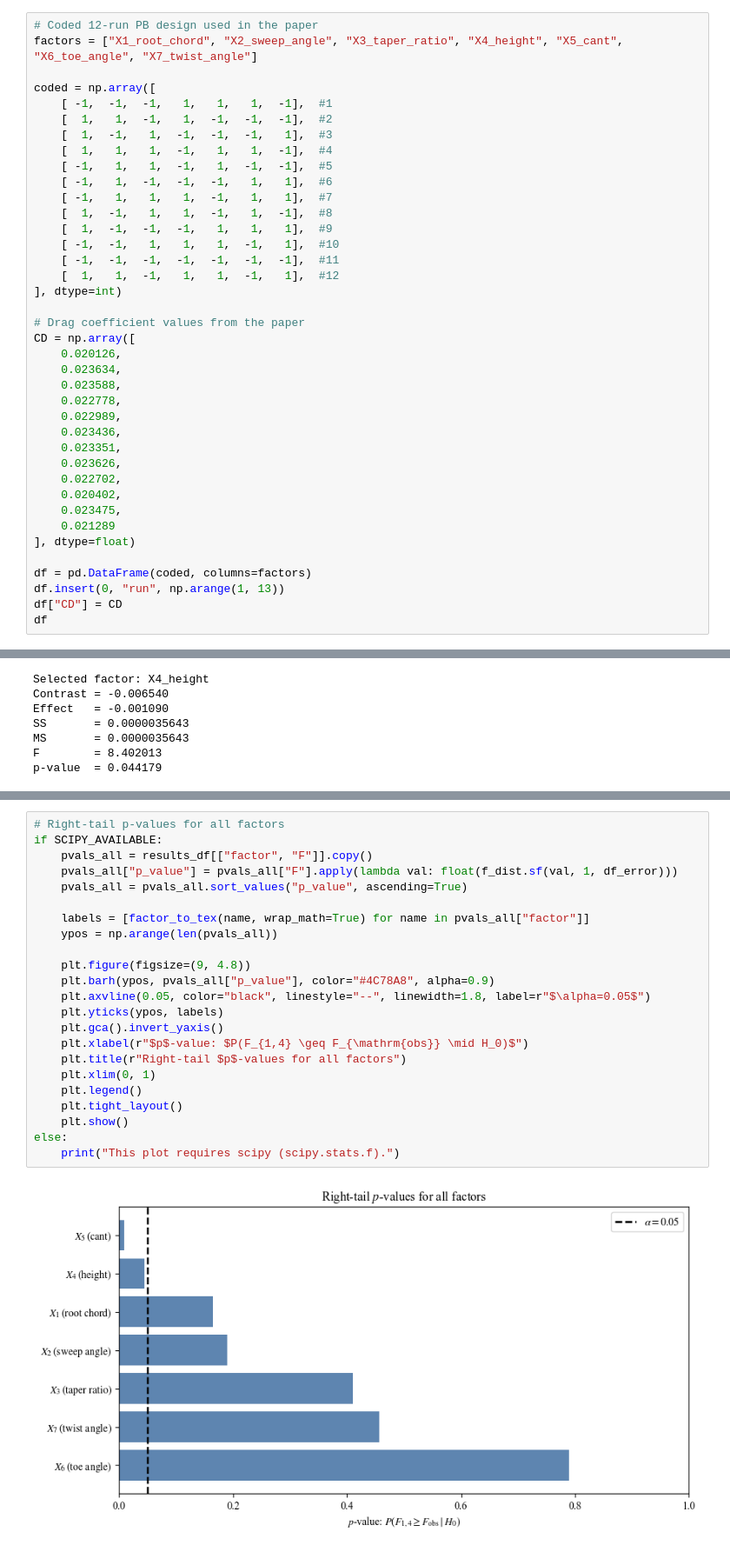
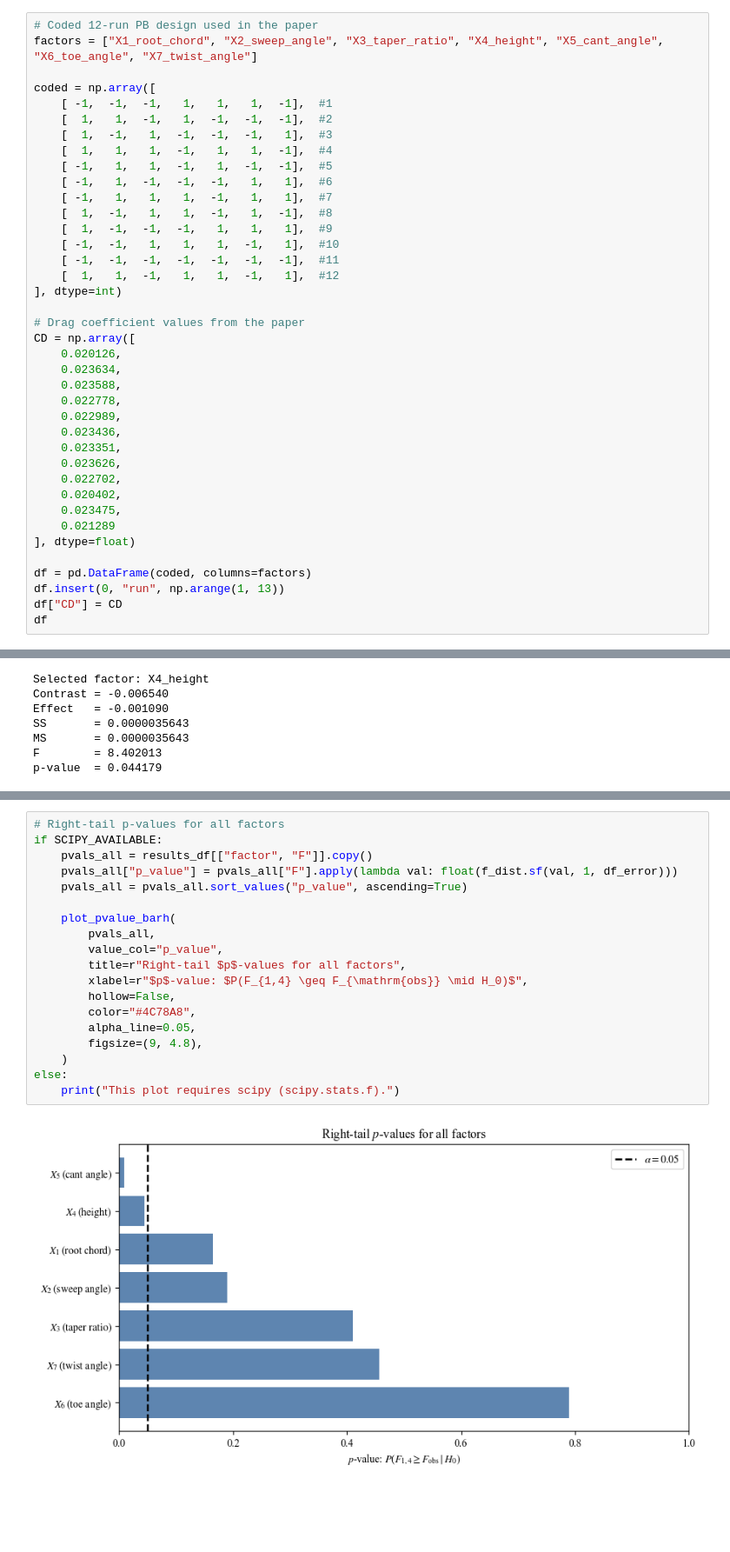
Before and after one commit to francescoperrelli/doe-project, a Jupyter notebook: content/pb_screening_anova_demo.ipynb, the cells around one changed output, grey strips where cells are left out. Shown at 87% size. Cells and saved outputs as stored; diff of their text form; blank space fills up the shorter version.

```diff
--- a/content/pb_screening_anova_demo.ipynb
+++ b/content/pb_screening_anova_demo.ipynb
@@ -93,7 +70,7 @@ Interpretation notes:
 You can replace the $C_D$ values with another dataset and rerun all cells to reproduce the same inferential pipeline on new observations.
 # %%
 # Coded 12-run PB design used in the paper
-factors = ["X1_root_chord", "X2_sweep_angle", "X3_taper_ratio", "X4_height", "X5_cant", "X6_toe_angle", "X7_twist_angle"]
+factors = ["X1_root_chord", "X2_sweep_angle", "X3_taper_ratio", "X4_height", "X5_cant_angle", "X6_toe_angle", "X7_twist_angle"]
 
 coded = np.array([
     [ -1,  -1,  -1,   1,   1,   1,  -1],  #1
@@ -552,28 +664,24 @@ plt.show()
 # %%
 # Right-tail p-values for all factors
 if SCIPY_AVAILABLE:
     pvals_all = results_df[["factor", "F"]].copy()
     pvals_all["p_value"] = pvals_all["F"].apply(lambda val: float(f_dist.sf(val, 1, df_error)))
     pvals_all = pvals_all.sort_values("p_value", ascending=True)
 
-    labels = [factor_to_tex(name, wrap_math=True) for name in pvals_all["factor"]]
-    ypos = np.arange(len(pvals_all))
-
-    plt.figure(figsize=(9, 4.8))
-    plt.barh(ypos, pvals_all["p_value"], color="#4C78A8", alpha=0.9)
-    plt.axvline(0.05, color="black", linestyle="--", linewidth=1.8, label=r"$\alpha=0.05$")
-    plt.yticks(ypos, labels)
-    plt.gca().invert_yaxis()
-    plt.xlabel(r"$p$-value: $P(F_{1,4} \geq F_{\mathrm{obs}} \mid H_0)$")
-    plt.title(r"Right-tail $p$-values for all factors")
-    plt.xlim(0, 1)
-    plt.legend()
-    plt.tight_layout()
-    plt.show()
+    plot_pvalue_barh(
+        pvals_all,
+        value_col="p_value",
+        title=r"Right-tail $p$-values for all factors",
+        xlabel=r"$p$-value: $P(F_{1,4} \geq F_{\mathrm{obs}} \mid H_0)$",
+        hollow=False,
+        color="#4C78A8",
+        alpha_line=0.05,
+        figsize=(9, 4.8),
+    )
 else:
     print("This plot requires scipy (scipy.stats.f).")
 # %% [output]
-[figure, old version]
+[figure, new version]
 # %%
 # Pareto chart of standardized effects (|t| = sqrt(F) for df1 = 1)
 if SCIPY_AVAILABLE:
```
Also changed, not shown: parts of 11 cells of this notebook.
